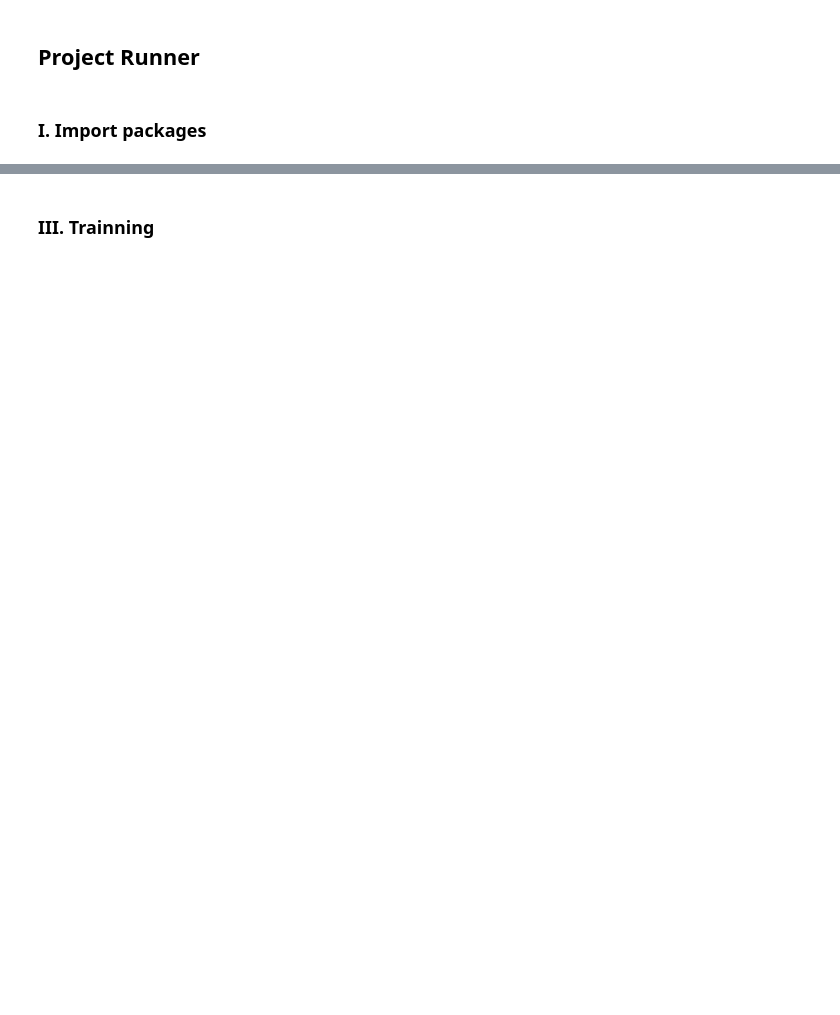
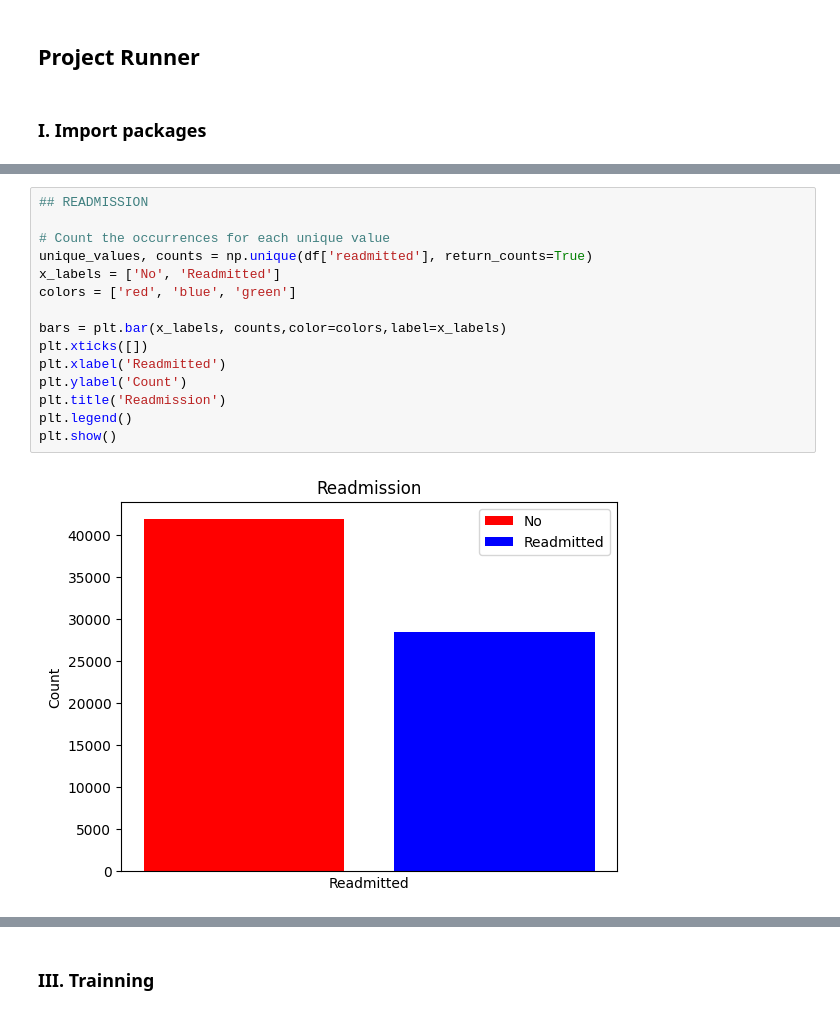
Before and after one commit to minhngo3818/cs178-diabetes-project, a Jupyter notebook: main.ipynb, the cells around one changed output, grey strips where cells are left out. Cells and saved outputs as stored; diff of their text form; blank space fills up the shorter version.

```diff
--- a/main.ipynb
+++ b/main.ipynb
@@ -80,0 +85,17 @@ pd.set_option('display.width', None)
+# %%
+## READMISSION
+
+# Count the occurrences for each unique value
+unique_values, counts = np.unique(df['readmitted'], return_counts=True)
+x_labels = ['No', 'Readmitted']
+colors = ['red', 'blue', 'green']
+
+bars = plt.bar(x_labels, counts,color=colors,label=x_labels)
+plt.xticks([])
+plt.xlabel('Readmitted')
+plt.ylabel('Count')
+plt.title('Readmission')
+plt.legend()
+plt.show()
+# %% [output]
+[figure, added]
```
Also changed, not shown: parts of 33 cells of this notebook, 1 other file.
